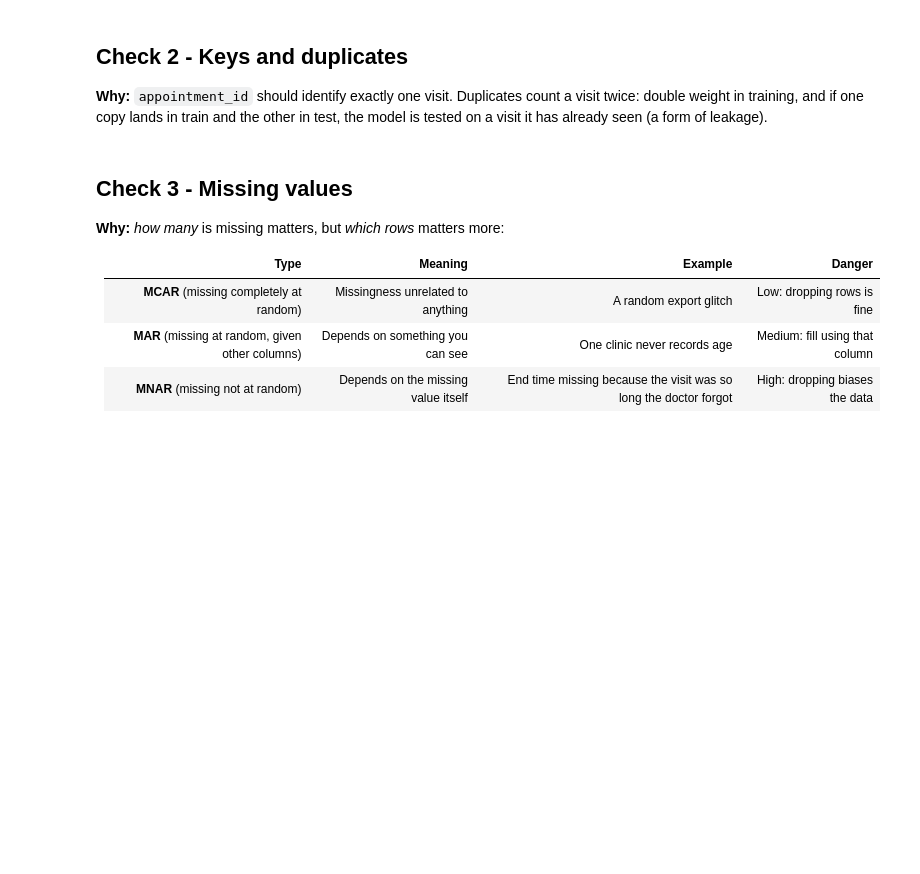
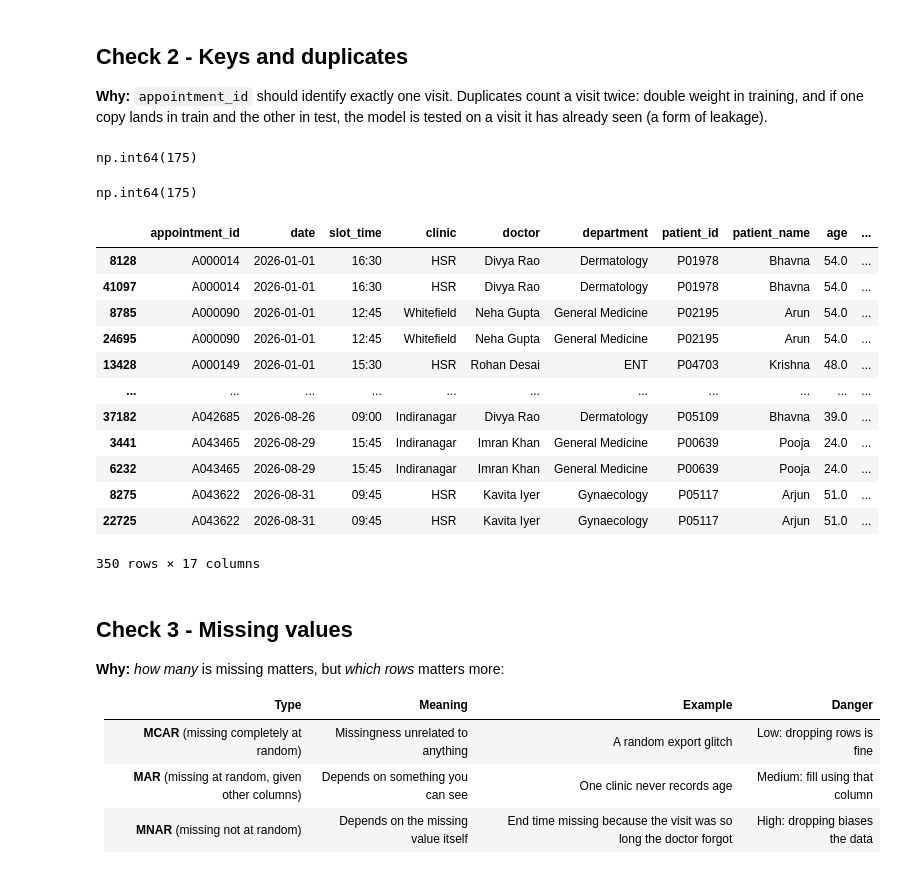
Before and after one commit to rocksolid911/slot-pred-using-lightGBM-XGBoost, a Jupyter notebook: notebooks/A03_eda.ipynb, the cells around one changed output. Cells and saved outputs as stored; diff of their text form; code cells hidden in the pictures; blank space fills up the shorter version.

Commit message:
A3: EDA notes, problem log, A3 lab page (robust stats, outlier rules vs truth, missingness, Whitefield step)

```diff
--- a/notebooks/A03_eda.ipynb
+++ b/notebooks/A03_eda.ipynb
@@ -47,0 +76,14 @@ raw.dtypes
+# %%
+# Date column
+raw["date"] = pd.to_datetime(raw["date"])
+
+# Full timestamps (these are likely "HH:MM" strings or full datetimes)
+for col in ["check_in", "consult_start", "consult_end"]:
+    raw[col] = pd.to_datetime(raw[col], errors="coerce")
+
+#raw["slot_time"] = pd.to_datetime(raw["slot_time"], errors="coerce").dt.time
+#Better: combine with the date for a full datetime64 (best for modelling and EDA)
+raw["slot_dt"] = pd.to_datetime(
+    raw["date"].dt.strftime("%Y-%m-%d") + " " + raw["slot_time"].astype(str),
+    errors="coerce",
+)
@@ -52,8 +114,31 @@ raw.dtypes
 # %%
 # TODO(you):
 # 1. How many rows are EXACT duplicates of another row?           hint: raw.duplicated()
+
+display(raw.duplicated().sum())
+
 # 2. How many appointment_ids appear more than once?              hint: raw["appointment_id"].duplicated()
+display(raw["appointment_id"].duplicated().sum())
+
 # 3. Are the repeated ids always exact copies, or do some differ?  compare 1 and 2
+display(raw[raw["appointment_id"].duplicated(keep=False)].sort_values("appointment_id"))
+# they are exactly the same
+# %% [output]
+np.int64(175)
+np.int64(175)
+|  | appointment_id | date | slot_time | clinic | doctor | department | patient_id | patient_name | age | ... |
+| 8128 | A000014 | 2026-01-01 | 16:30 | HSR | Divya Rao | Dermatology | P01978 | Bhavna | 54.0 | ... |
+| 41097 | A000014 | 2026-01-01 | 16:30 | HSR | Divya Rao | Dermatology | P01978 | Bhavna | 54.0 | ... |
+| 8785 | A000090 | 2026-01-01 | 12:45 | Whitefield | Neha Gupta | General Medicine | P02195 | Arun | 54.0 | ... |
+| 24695 | A000090 | 2026-01-01 | 12:45 | Whitefield | Neha Gupta | General Medicine | P02195 | Arun | 54.0 | ... |
+| 13428 | A000149 | 2026-01-01 | 15:30 | HSR | Rohan Desai | ENT | P04703 | Krishna | 48.0 | ... |
+| ... | ... | ... | ... | ... | ... | ... | ... | ... | ... | ... |
+| 37182 | A042685 | 2026-08-26 | 09:00 | Indiranagar | Divya Rao | Dermatology | P05109 | Bhavna | 39.0 | ... |
+| 3441 | A043465 | 2026-08-29 | 15:45 | Indiranagar | Imran Khan | General Medicine | P00639 | Pooja | 24.0 | ... |
+| 6232 | A043465 | 2026-08-29 | 15:45 | Indiranagar | Imran Khan | General Medicine | P00639 | Pooja | 24.0 | ... |
+| 8275 | A043622 | 2026-08-31 | 09:45 | HSR | Kavita Iyer | Gynaecology | P05117 | Arjun | 51.0 | ... |
+| 22725 | A043622 | 2026-08-31 | 09:45 | HSR | Kavita Iyer | Gynaecology | P05117 | Arjun | 51.0 | ... |
+350 rows × 17 columns
 # %% [markdown]
 ## Check 3 - Missing values
 
```
Also changed, not shown: parts of 19 cells of this notebook, 11 other files.
